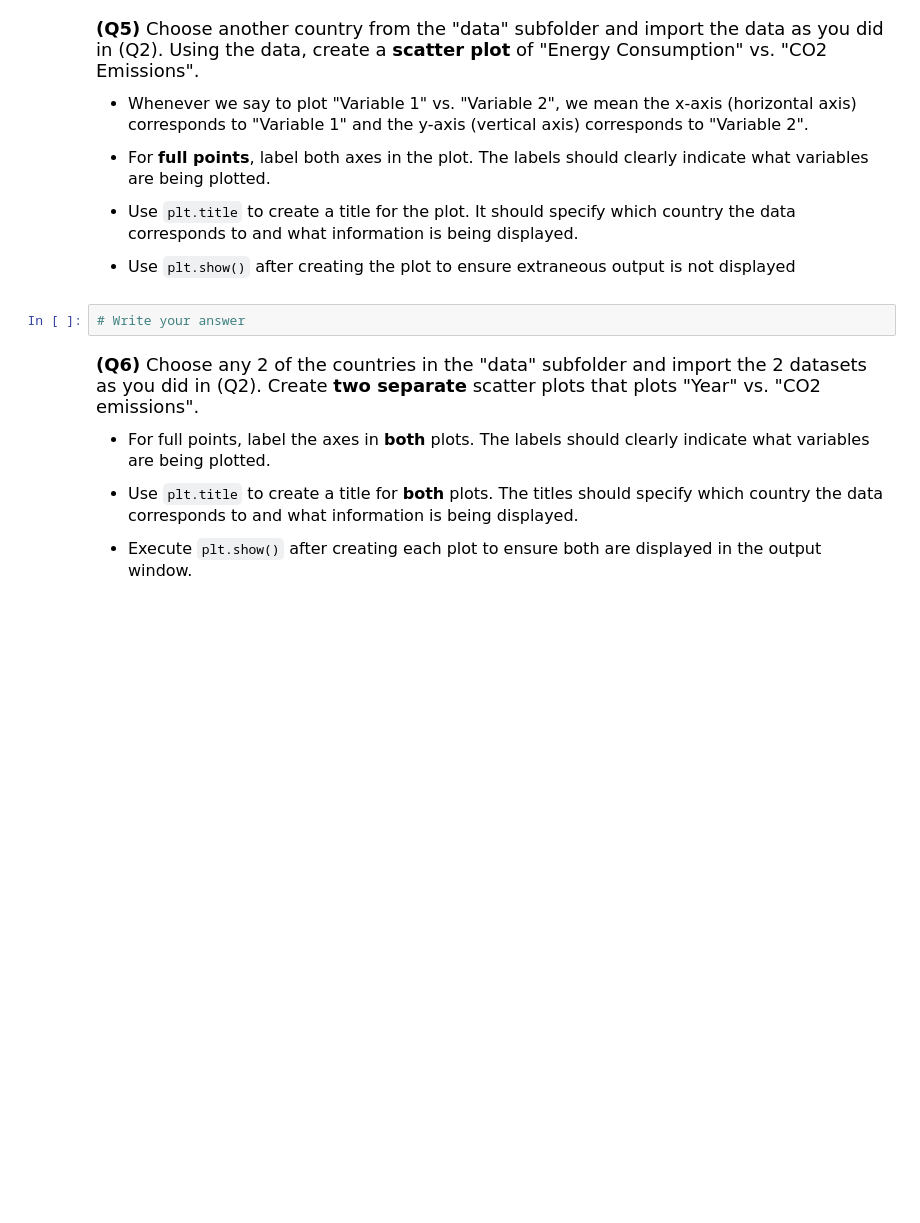
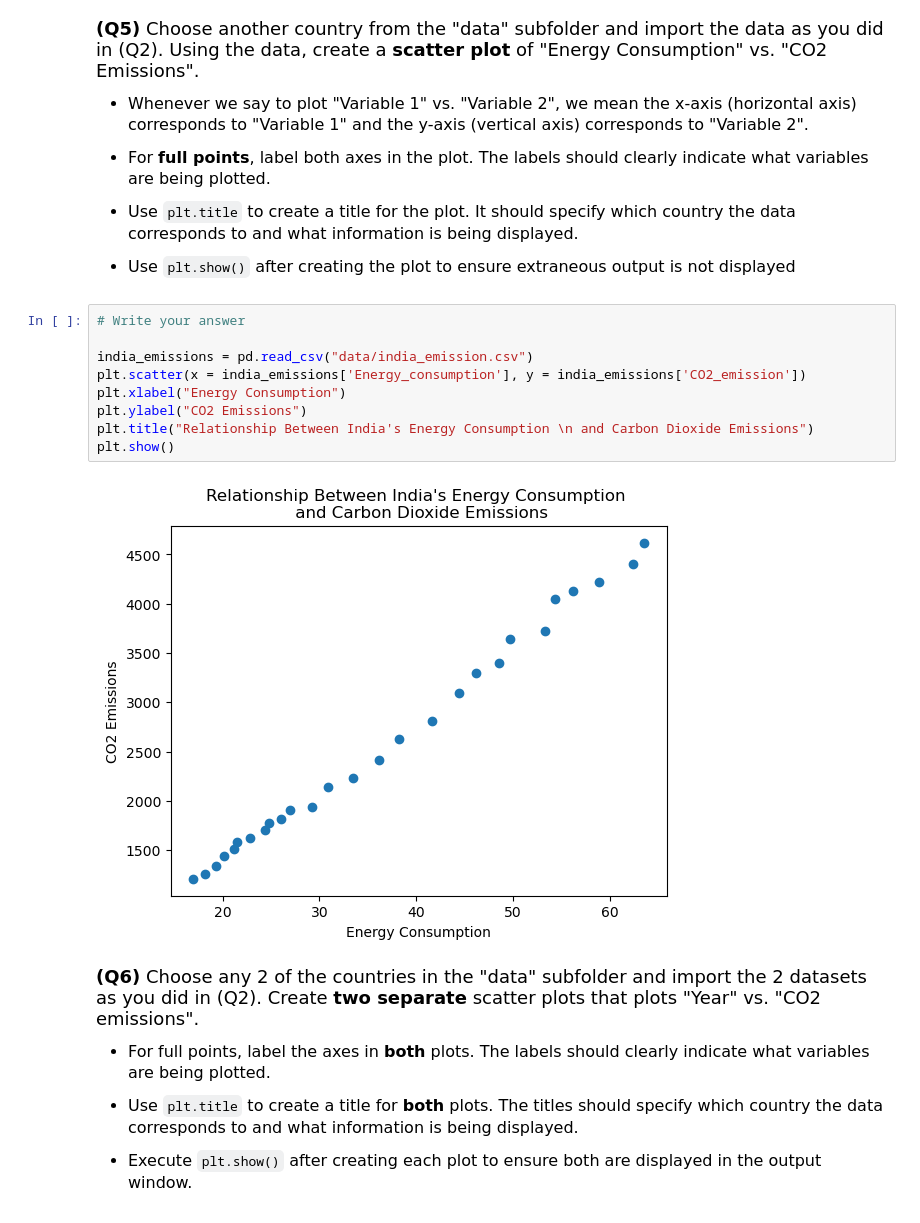
Before and after one commit to ElsaMathew-Lewis/datasci151spring26, a Jupyter notebook: _assignments/assignment_2/Assignment2.ipynb, the cells around one changed output. Cells and saved outputs as stored; diff of their text form; blank space fills up the shorter version.

```diff
--- a/_assignments/assignment_2/Assignment2.ipynb
+++ b/_assignments/assignment_2/Assignment2.ipynb
@@ -124,8 +146,17 @@ us_emissions["CO2_emission"].describe()
 - Use `plt.title` to create a title for the plot. It should specify which country the data corresponds to and what information is being displayed.
 
 - Use `plt.show()` after creating the plot to ensure extraneous output is not displayed
-# %%
-# Write your answer
+# %%
+# Write your answer
+
+india_emissions = pd.read_csv("data/india_emission.csv")
+plt.scatter(x = india_emissions['Energy_consumption'], y = india_emissions['CO2_emission'])
+plt.xlabel("Energy Consumption")
+plt.ylabel("CO2 Emissions")
+plt.title("Relationship Between India's Energy Consumption \n and Carbon Dioxide Emissions")
+plt.show()
+# %% [output]
+[figure, added]
 # %% [markdown]
 <font size = "4">
 
```
Also changed, not shown: parts of 4 cells of this notebook, 1 other file.
